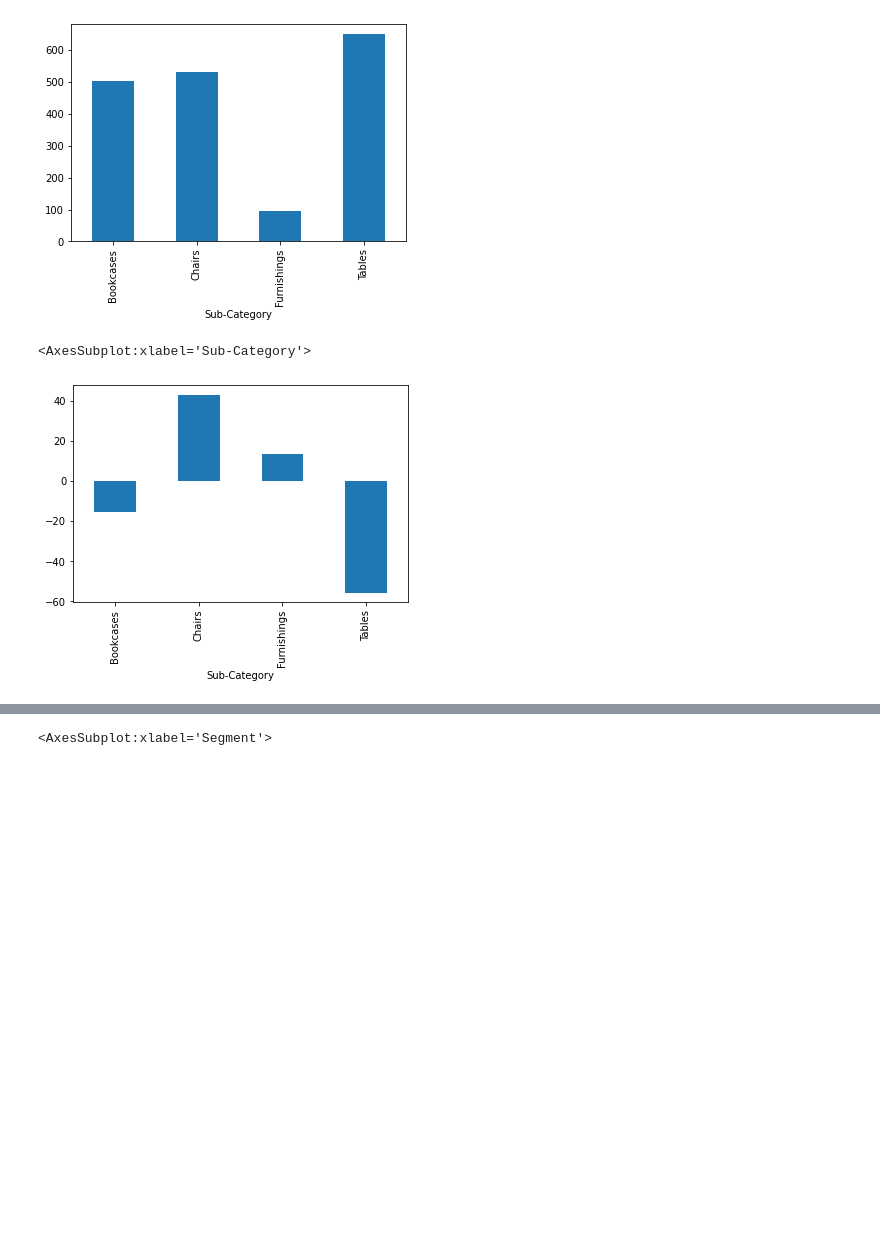
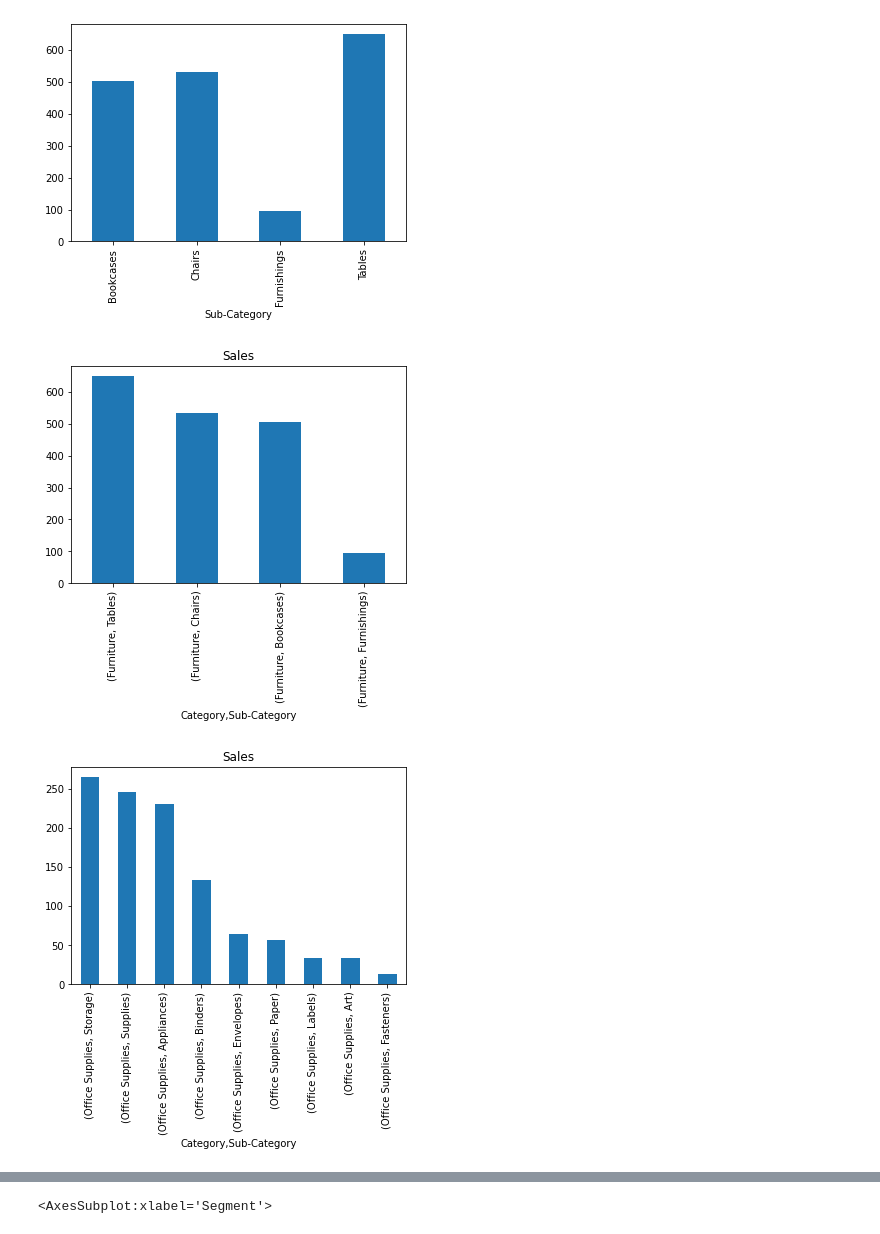
Before and after one commit to zeeshanhaider743/Customer-Segmentation, a Jupyter notebook: EDA customer Segmentation.ipynb, the cells around one changed output, grey strips where cells are left out. Saved outputs shown, nothing was run; the diff lists cells and outputs as text; code cells hidden in the pictures; blank space fills up the shorter version.

```diff
--- a/EDA customer Segmentation.ipynb
+++ b/EDA customer Segmentation.ipynb
@@ -112,12 +114,13 @@ df[df['Category'] == 'Furniture'].groupby('Sub-Category')['Sales'].mean().plot(k
 # %% [output]
 <AxesSubplot:xlabel='Sub-Category'>
 [figure]
-# %%
-df[df['Category'] == 'Furniture'].groupby('Sub-Category')['Profit'].mean().plot(kind = 'bar')
-# %% [output]
-<AxesSubplot:xlabel='Sub-Category'>
-[figure, removed]
 # %%
 def func():
     for c in df['Category'].unique():
-        print( df[df['Category'] == c].groupby(['Category','Sub-Category'])['Profit'].mean().sort_values(ascending = False))
+        df[df['Category'] == c].groupby(['Category','Sub-Category'])['Sales'].mean().sort_values(ascending = False).plot(kind = 'bar', subplots = True)
+        plt.show()
+# %%
+func()
+# %% [output]
+[figure, added]
+[figure, added]
```
Also changed, not shown: parts of 5 cells of this notebook.
